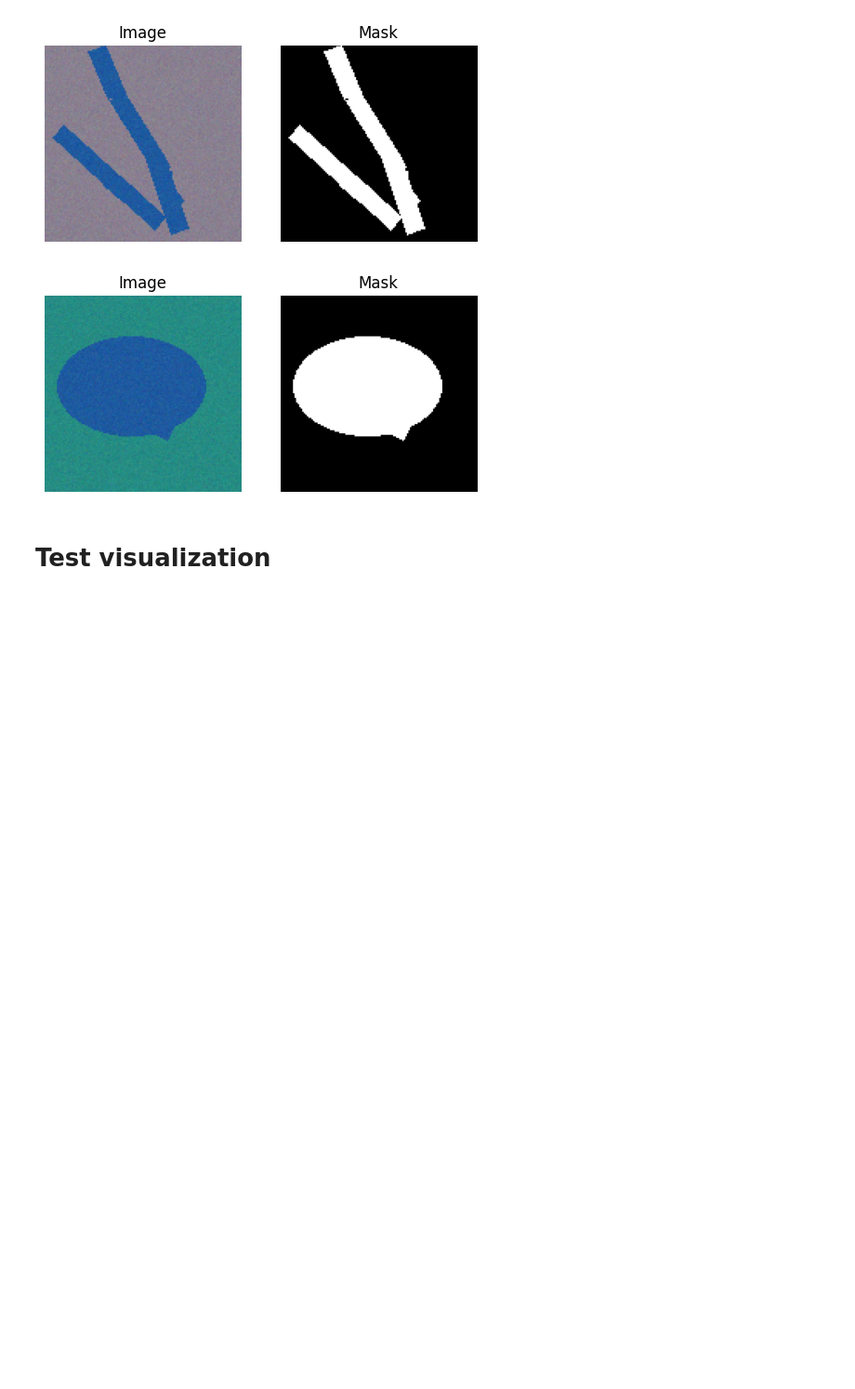
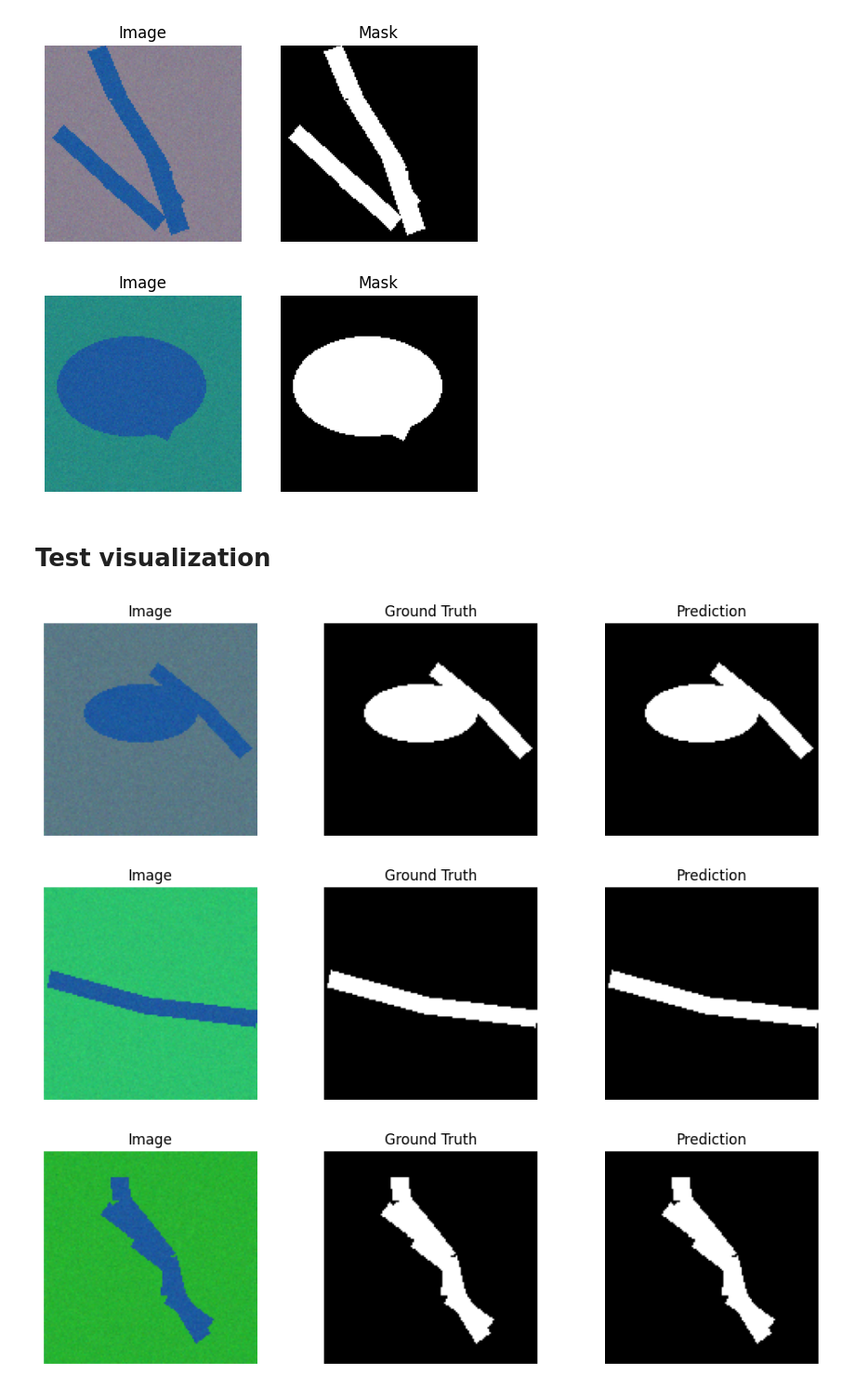
Before and after one commit to Anslemakadu/Flood-Segmentation-with-U-Net, a Jupyter notebook: notebooks/demo.ipynb, the cells around one changed output. Shown at 93% size. Saved outputs shown, nothing was run; the diff lists cells and outputs as text; code cells hidden in the pictures; blank space fills up the shorter version.

```diff
--- a/notebooks/demo.ipynb
+++ b/notebooks/demo.ipynb
@@ -43,33 +43,64 @@ if __name__ == '__main__':
 # %%
 from model import UNetSmall
 import torchvision.transforms as T
 import torch
 import matplotlib.pyplot as plt
-
 import os, sys
 
 PROJECT_ROOT = os.path.abspath(os.path.join(os.path.dirname(""), ".."))
 sys.path.append(PROJECT_ROOT)
 
 from data.dataset import SyntheticFloodDataset
 
-
 # setup
 device = torch.device('cuda' if torch.cuda.is_available() else 'cpu')
-transform = T.Compose([T.Resize((128,128)), T.ToTensor()])
-test_ds = SyntheticFloodDataset(length=5, size=128, transform=transform)  # few samples
-model = UNetSmall(3,1,32).to(device)
-model.load_state_dict(torch.load("best_unet.pth", map_location=device))
+transform_img = T.Compose([
+    T.Resize((128, 128)),
+    T.ToTensor(),
+    T.Normalize(mean=[0.485, 0.456, 0.406], std=[0.229, 0.224, 0.225])
+])
+
+test_ds = SyntheticFloodDataset(length=5, size=128, img_transform=transform_img)
+model = UNetSmall(3, 1, 32).to(device)
+
+# Fix: Use full path to model file
+model_path = os.path.join(PROJECT_ROOT, "best_unet.pth")
+model.load_state_dict(torch.load(model_path, map_location=device))
 model.eval()
 
 # plot predictions
 for i in range(3):
     img, mask = test_ds[i]
     with torch.no_grad():
         pred = torch.sigmoid(model(img.unsqueeze(0).to(device))).cpu().squeeze().numpy()
 
-    plt.figure(figsize=(10,3))
-    plt.subplot(1,3,1); plt.imshow(img.permute(1,2,0)); plt.title("Image"); plt.axis("off")
-    plt.subplot(1,3,2); plt.imshow(mask.squeeze(), cmap="gray"); plt.title("Ground Truth"); plt.axis("off")
-    plt.subplot(1,3,3); plt.imshow(pred>0.5, cmap="gray"); plt.title("Prediction"); plt.axis("off")
+    # Fix: Need to denormalize the image for proper visualization
+    img_display = img.clone()
+    # Denormalize
+    mean = torch.tensor([0.485, 0.456, 0.406]).view(3, 1, 1)
+    std = torch.tensor([0.229, 0.224, 0.225]).view(3, 1, 1)
+    img_display = img_display * std + mean
+    img_display = torch.clamp(img_display, 0, 1)  # Ensure valid range
+
+    plt.figure(figsize=(10, 3))
+    plt.subplot(1, 3, 1)
+    plt.imshow(img_display.permute(1, 2, 0))
+    plt.title("Image")
+    plt.axis("off")
+
+    plt.subplot(1, 3, 2)
+    plt.imshow(mask.squeeze(), cmap="gray")
+    plt.title("Ground Truth")
+    plt.axis("off")
+
+    plt.subplot(1, 3, 3)
+    plt.imshow(pred > 0.5, cmap="gray")
+    plt.title("Prediction")
+    plt.axis("off")
+
+    plt.tight_layout()
     plt.show()
+# %% [output]
+[figure, added]
+[figure, added]
+[figure, added]
```
Also changed, not shown: 2 other files.
